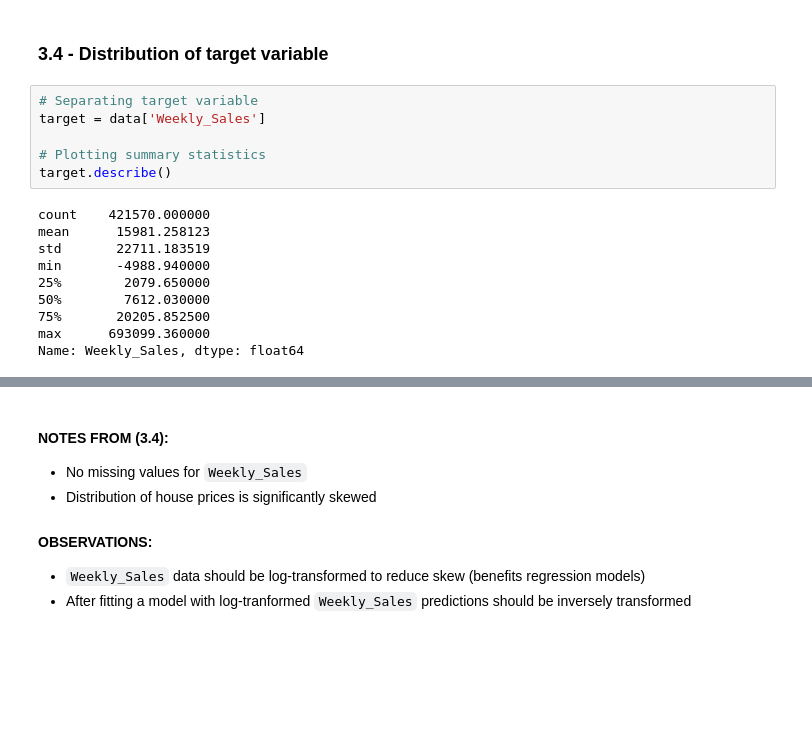
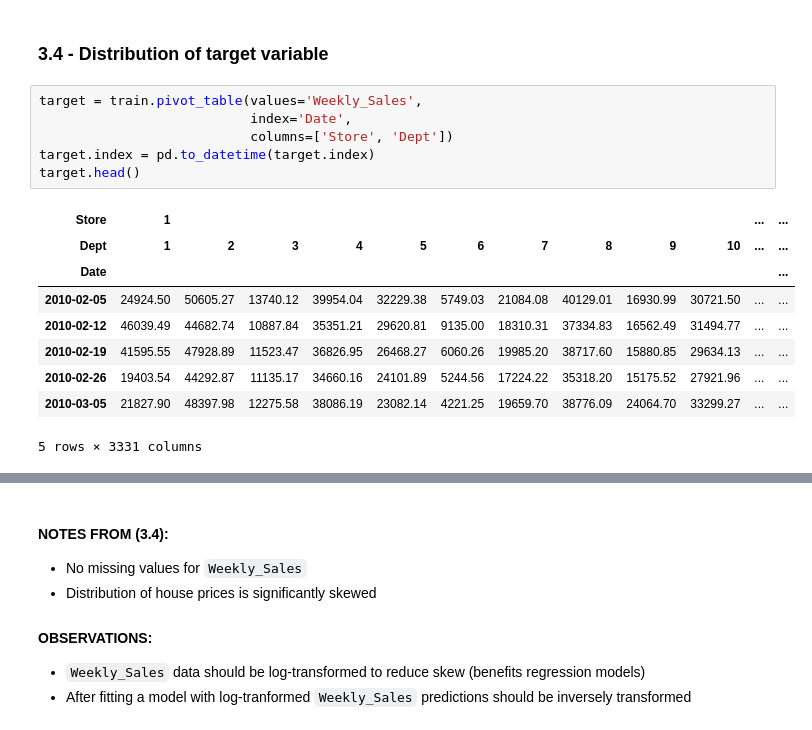
Before and after one commit to patohdzs/datadventures, a Jupyter notebook: walmart-sales/walmart-sales-prediction.ipynb, the cells around one changed output, grey strips where cells are left out. Drawn from its saved outputs; the diff is of its cells as text; blank space fills up the shorter version.

```diff
--- a/walmart-sales/walmart-sales-prediction.ipynb
+++ b/walmart-sales/walmart-sales-prediction.ipynb
@@ -170,18 +147,18 @@ memory usage: 52.3+ MB
 # %% [markdown]
 ### 3.4 - Distribution of target variable
-# %%
-# Separating target variable
-target = data['Weekly_Sales']
-
-# Plotting summary statistics
-target.describe()
-# %% [output]
-count    421570.000000
-mean      15981.258123
-std       22711.183519
-min       -4988.940000
-25%        2079.650000
-50%        7612.030000
-75%       20205.852500
-max      693099.360000
-Name: Weekly_Sales, dtype: float64
+# %%
+target = train.pivot_table(values='Weekly_Sales',
+                           index='Date',
+                           columns=['Store', 'Dept'])
+target.index = pd.to_datetime(target.index)
+target.head()
+# %% [output]
+| Store | 1 |  |  |  |  |  |  |  |  |  | ... | ... |
+| Dept | 1 | 2 | 3 | 4 | 5 | 6 | 7 | 8 | 9 | 10 | ... | ... |
+| Date |  |  |  |  |  |  |  |  |  |  |  | ... |
+| 2010-02-05 | 24924.50 | 50605.27 | 13740.12 | 39954.04 | 32229.38 | 5749.03 | 21084.08 | 40129.01 | 16930.99 | 30721.50 | ... | ... |
+| 2010-02-12 | 46039.49 | 44682.74 | 10887.84 | 35351.21 | 29620.81 | 9135.00 | 18310.31 | 37334.83 | 16562.49 | 31494.77 | ... | ... |
+| 2010-02-19 | 41595.55 | 47928.89 | 11523.47 | 36826.95 | 26468.27 | 6060.26 | 19985.20 | 38717.60 | 15880.85 | 29634.13 | ... | ... |
+| 2010-02-26 | 19403.54 | 44292.87 | 11135.17 | 34660.16 | 24101.89 | 5244.56 | 17224.22 | 35318.20 | 15175.52 | 27921.96 | ... | ... |
+| 2010-03-05 | 21827.90 | 48397.98 | 12275.58 | 38086.19 | 23082.14 | 4221.25 | 19659.70 | 38776.09 | 24064.70 | 33299.27 | ... | ... |
+5 rows × 3331 columns
```
Also changed, not shown: parts of 15 cells of this notebook, 1 other file.
